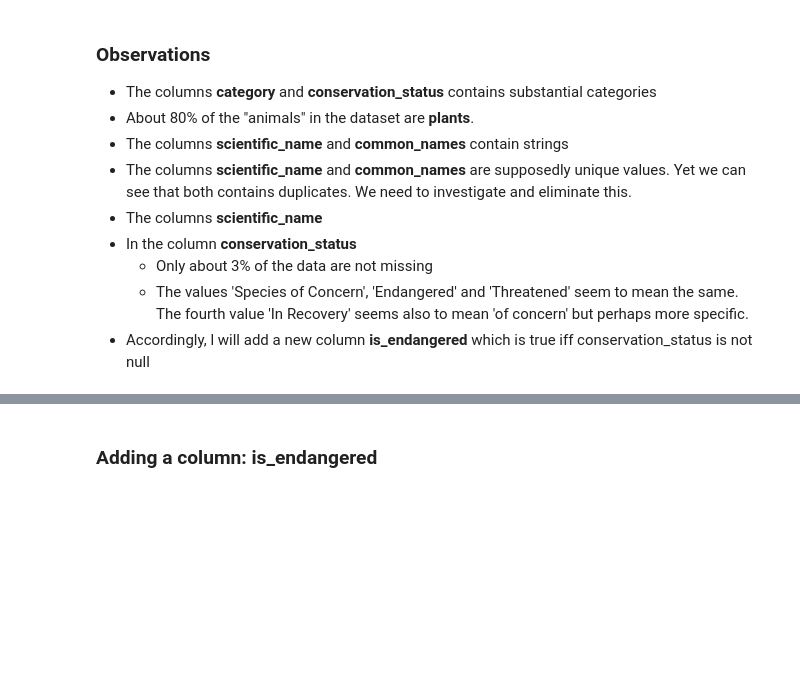
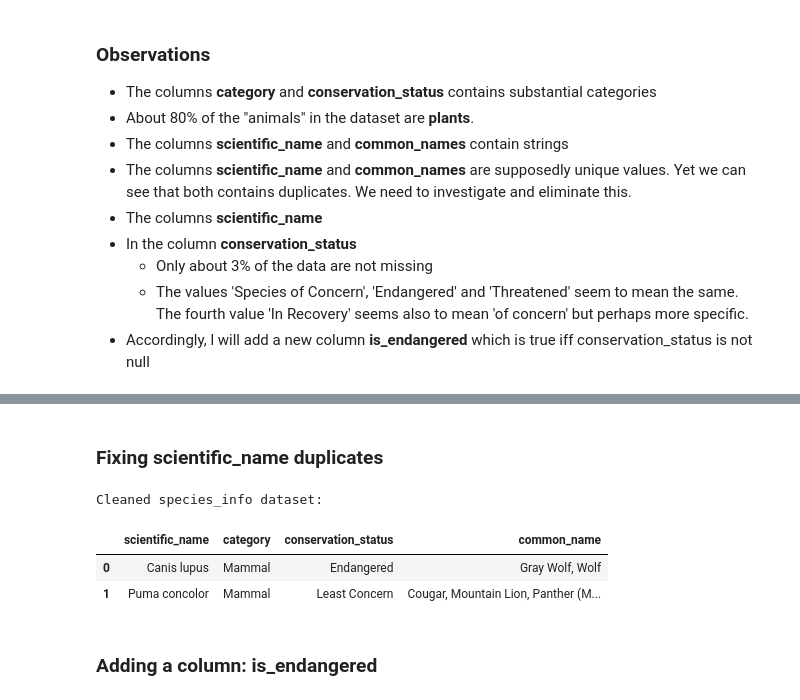
Before and after one commit to ramtob/CDC-Portfolio-0425-Biodiversity, a Jupyter notebook: biodiversity.ipynb, the cells around one changed output, grey strips where cells are left out. Drawn from its saved outputs; the diff is of its cells as text; code cells hidden in the pictures; blank space fills up the shorter version.

Commit message:
Fixing scientific_name duplicates (not finished)

```diff
--- a/biodiversity.ipynb
+++ b/biodiversity.ipynb
@@ -120,3 +160,28 @@ The fourth value 'In Recovery' seems also to mean 'of concern' but perhaps more
+# %% [markdown]
+### Fixing scientific_name duplicates
+# %%
+import pandas as pd
+
+# Example DataFrame with duplicates
+species_info = pd.DataFrame({
+    'scientific_name': ['Puma concolor', 'Puma concolor', 'Puma concolor', 'Canis lupus', 'Canis lupus'],
+    'common_name': ['Panther (Mountain Lion)', 'Cougar, Mountain Lion, Puma', 'Mountain Lion', 'Wolf', 'Gray Wolf'],
+    'category': ['Mammal', 'Mammal', 'Mammal', 'Mammal', 'Mammal'],
+    'conservation_status': ['Least Concern', 'Least Concern', 'Least Concern', 'Endangered', 'Endangered']
+})
+
+# Group by scientific_name, aggregating common names into unique lists
+species_info_cleaned = species_info.groupby(['scientific_name', 'category', 'conservation_status'])['common_name'].apply(
+    lambda x: ', '.join(sorted(set(', '.join(x).split(', '))))
+).reset_index()
+
+print("Cleaned species_info dataset:")
+display(species_info_cleaned)
+# %% [output]
+Cleaned species_info dataset:
+|  | scientific_name | category | conservation_status | common_name |
+| 0 | Canis lupus | Mammal | Endangered | Gray Wolf, Wolf |
+| 1 | Puma concolor | Mammal | Least Concern | Cougar, Mountain Lion, Panther (M... |
 # %% [markdown]
  ### Adding a column: is_endangered
 # %%
```
Also changed, not shown: parts of 6 cells of this notebook.
